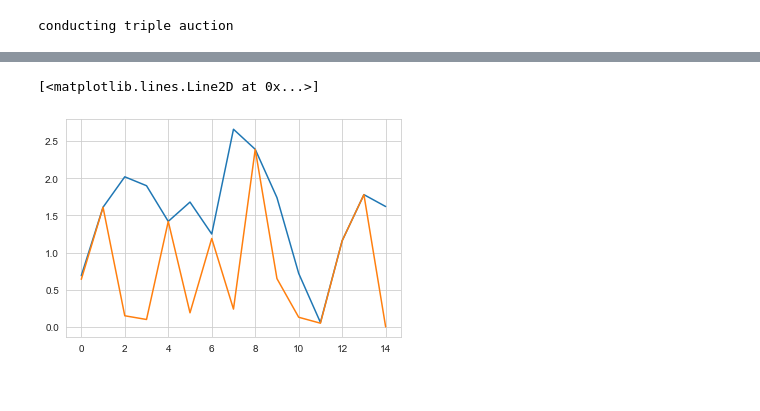
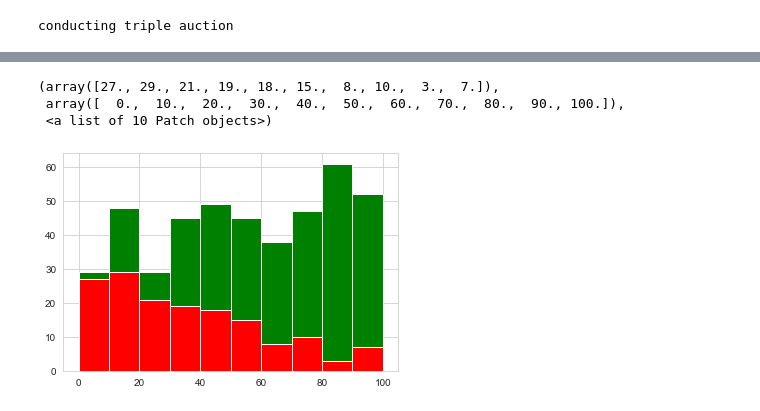
Before and after one commit to abhishekbasu/marketdes, a Jupyter notebook: first_price_auction.ipynb, the cells around one changed output, grey strips where cells are left out. Drawn from its saved outputs; the diff is of its cells as text; code cells hidden in the pictures.

```diff
--- a/first_price_auction.ipynb
+++ b/first_price_auction.ipynb
@@ -98,6 +128,9 @@ plt.plot(range(15),pair_auction1[1])
-# %%
-plt.plot(range(15),triple_auction1[0])
-plt.plot(range(15),triple_auction1[1])
-# %% [output]
-[<matplotlib.lines.Line2D at 0x...>]
-[figure, removed]
+# %%
+winners, losers = a.win_loss()
+plt.hist([x[1] for x in winners], color='green')
+plt.hist([x[1] for x in losers], color='red')
+# %% [output]
+(array([27., 29., 21., 19., 18., 15.,  8., 10.,  3.,  7.]),
+ array([  0.,  10.,  20.,  30.,  40.,  50.,  60.,  70.,  80.,  90., 100.]),
+ <a list of 10 Patch objects>)
+[figure, added]
```
Also changed, not shown: parts of 7 cells of this notebook.
